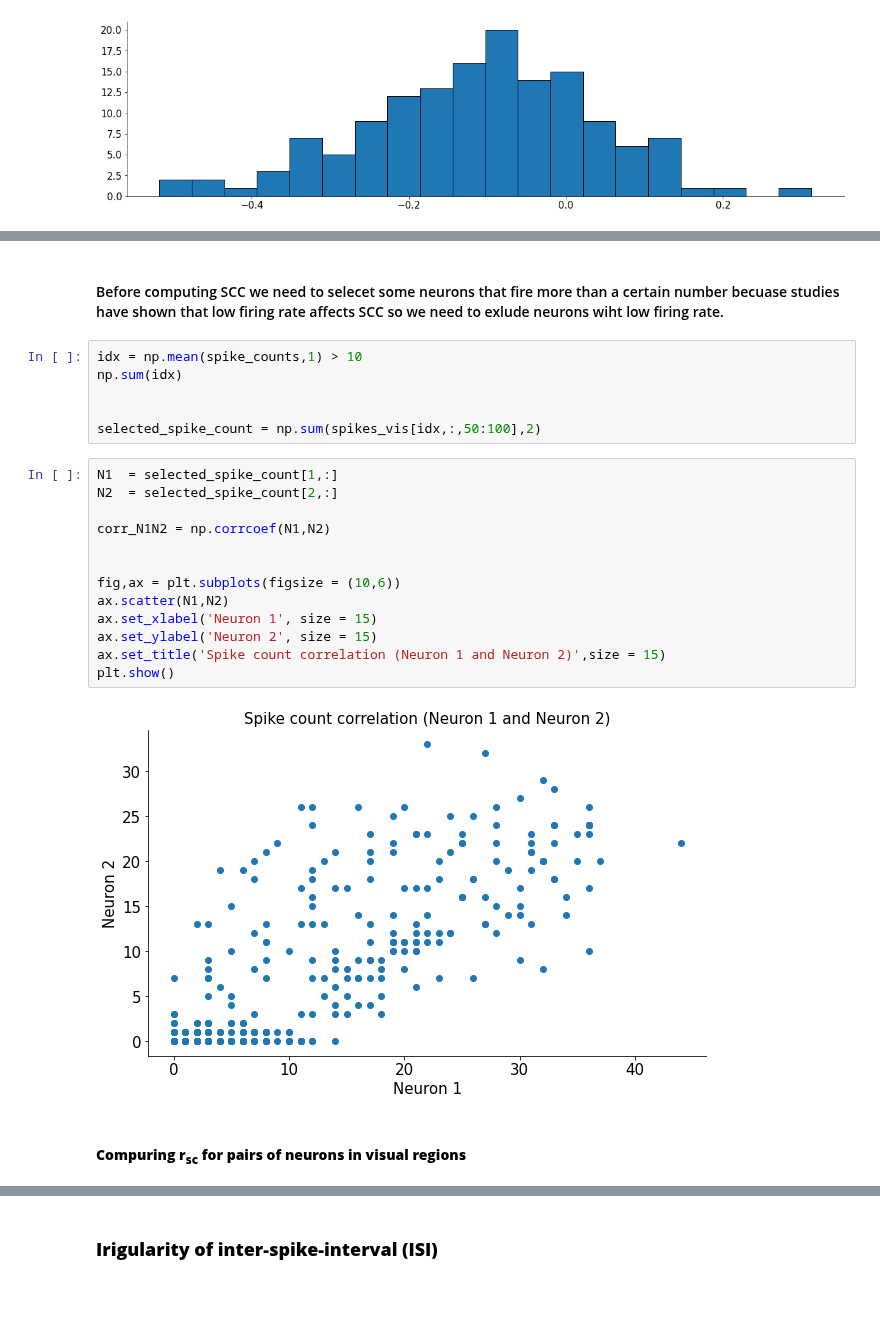
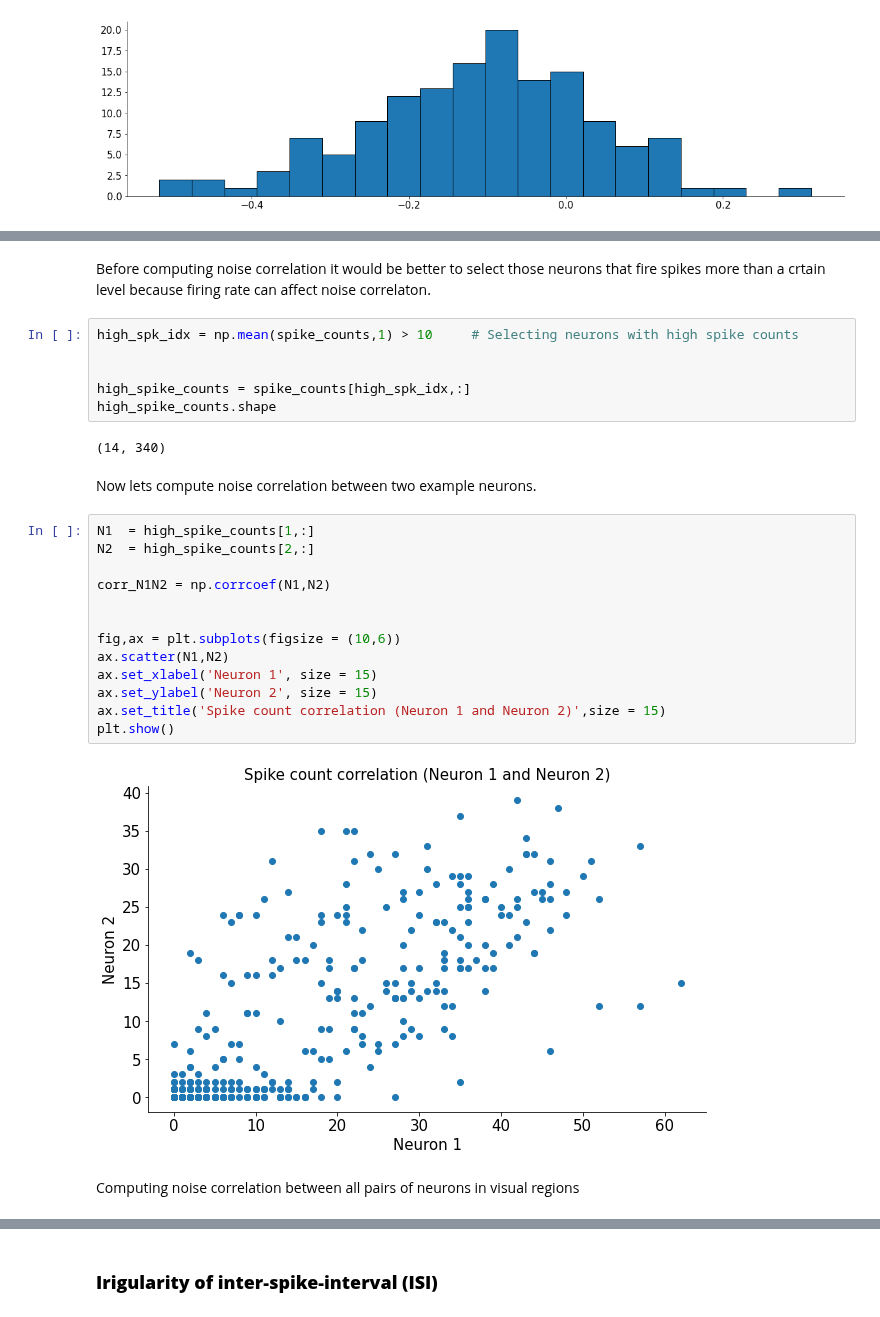
Before and after one commit to MiladQolami/Neural-Data-Analysis, a Jupyter notebook: SpikingVariablity/SpikingVariablity.ipynb, the cells around one changed output, grey strips where cells are left out. Cells and saved outputs as stored; diff of their text form.

```diff
--- a/SpikingVariablity/SpikingVariablity.ipynb
+++ b/SpikingVariablity/SpikingVariablity.ipynb
@@ -169,26 +167,30 @@ plt.show()
-# %% [markdown]
-#### Before computing SCC we need to selecet some neurons that fire more than a certain number becuase studies have shown that low firing rate  affects SCC so we need to exlude neurons wiht low firing rate.
-# %%
-idx = np.mean(spike_counts,1) > 10
-np.sum(idx)
-
-
-selected_spike_count = np.sum(spikes_vis[idx,:,50:100],2)
+# %% [markdown]
+Before computing noise correlation it would be better to select those neurons that fire spikes more than a crtain level because firing rate can affect noise correlaton.
+# %%
+high_spk_idx = np.mean(spike_counts,1) > 10     # Selecting neurons with high spike counts
+
+
+high_spike_counts = spike_counts[high_spk_idx,:]
+high_spike_counts.shape
+# %% [output]
+(14, 340)
+# %% [markdown]
+Now lets compute noise correlation between two example neurons.
 # %%
-N1  = selected_spike_count[1,:]
-N2  = selected_spike_count[2,:]
+N1  = high_spike_counts[1,:]
+N2  = high_spike_counts[2,:]
 
 corr_N1N2 = np.corrcoef(N1,N2)
 
 
 fig,ax = plt.subplots(figsize = (10,6))
 ax.scatter(N1,N2)
 ax.set_xlabel('Neuron 1', size = 15)
 ax.set_ylabel('Neuron 2', size = 15)
 ax.set_title('Spike count correlation (Neuron 1 and Neuron 2)',size = 15)
 plt.show()
 # %% [output]
-[figure, old version]
+[figure, new version]
 # %% [markdown]
-#### **Compuring r<sub>sc</sub> for pairs of neurons in visual regions**
+Computing noise correlation between all pairs of neurons in visual regions
 # %%
```
Also changed, not shown: parts of 16 cells of this notebook.
